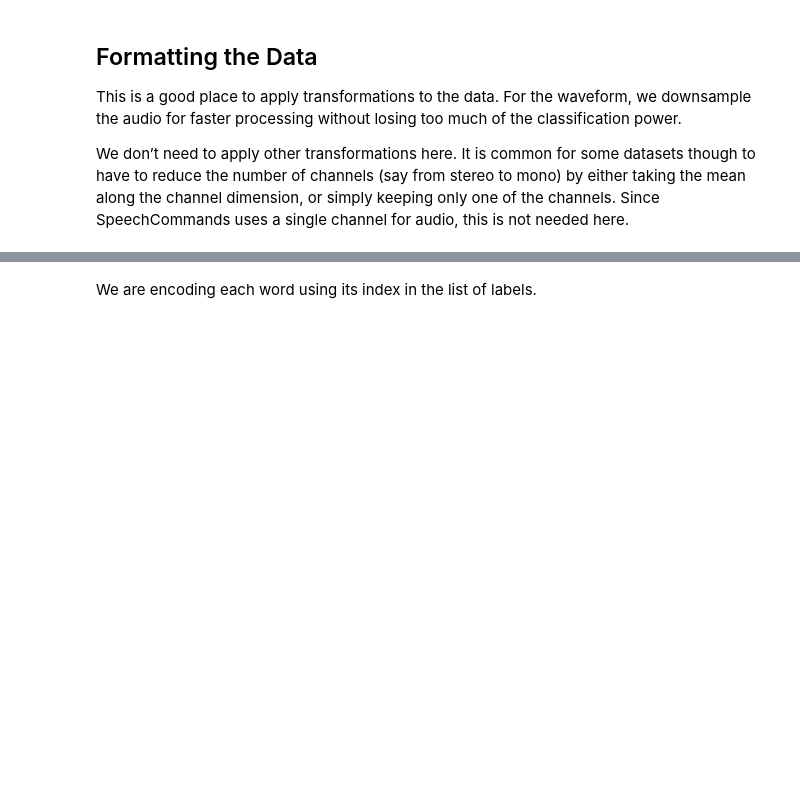
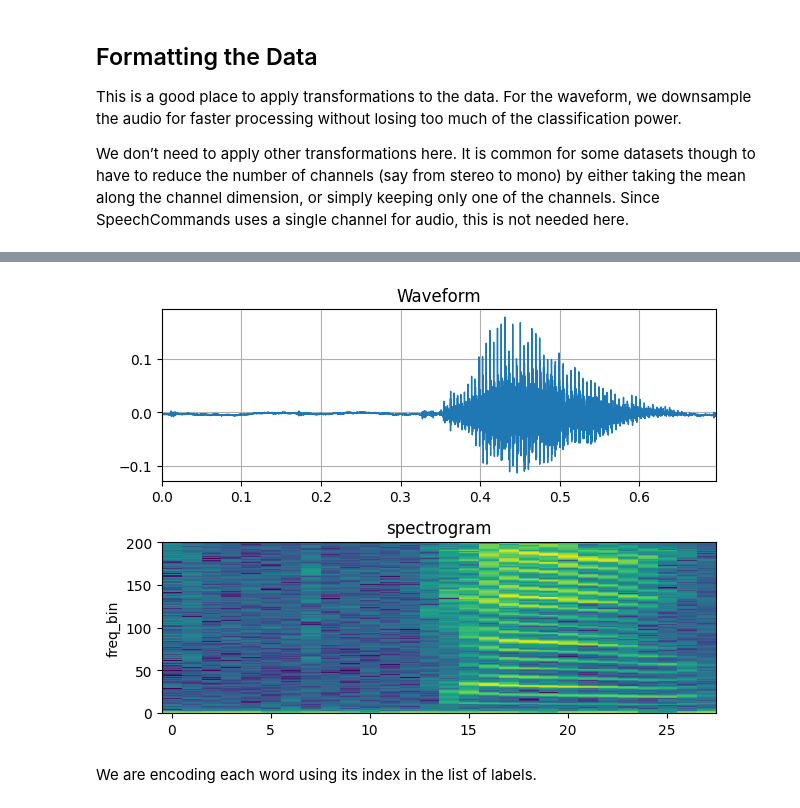
Before and after one commit to mrtynx/hns-bl, a Jupyter notebook: p2/speech_command_classification_with_torchaudio_tutorial.ipynb, the cells around one changed output, grey strips where cells are left out. Drawn from its saved outputs; the diff is of its cells as text; code cells hidden in the pictures; blank space fills up the shorter version.

Commit message:
spectrogram work in progress

```diff
--- a/p2/speech_command_classification_with_torchaudio_tutorial.ipynb
+++ b/p2/speech_command_classification_with_torchaudio_tutorial.ipynb
@@ -165,0 +209,24 @@ ipd.Audio(transformed.numpy(), rate=new_sample_rate)
+# %%
+#based on
+#https://pytorch.org/audio/stable/tutorials/audio_feature_extractions_tutorial.html#sphx-glr-tutorials-audio-feature-extractions-tutorial-py
+
+new_sample_rate = 8000
+#transform = torchaudio.transforms.Resample(orig_freq=sample_rate, new_freq=new_sample_rate)
+#transformed = transform(waveform)
+
+
+
+transform_resample = torchaudio.transforms.Resample(orig_freq=sample_rate, new_freq=new_sample_rate)
+transform_spectrogram = torchaudio.transforms.Spectrogram(n_fft=400,normalized=True)
+
+transformed_waveform = transform_resample(waveform)
+transformed_spectrogram = transform_spectrogram(transformed_waveform)
+
+
+fig, axs = plt.subplots(2, 1)
+plot_waveform(transformed_waveform, new_sample_rate, title="Waveform", ax=axs[0])
+plot_spectrogram(transformed_spectrogram[0], title="spectrogram", ax=axs[1])
+fig.tight_layout()
+
+ipd.Audio(transformed_waveform.numpy(), rate=new_sample_rate)
+# %% [output]
@@ -166,3 +234,4 @@ ipd.Audio(transformed.numpy(), rate=new_sample_rate)
+[figure, added]
 # %% [markdown]
 We are encoding each word using its index in the list of labels.
 # %%
```
Also changed, not shown: parts of 5 cells of this notebook.
